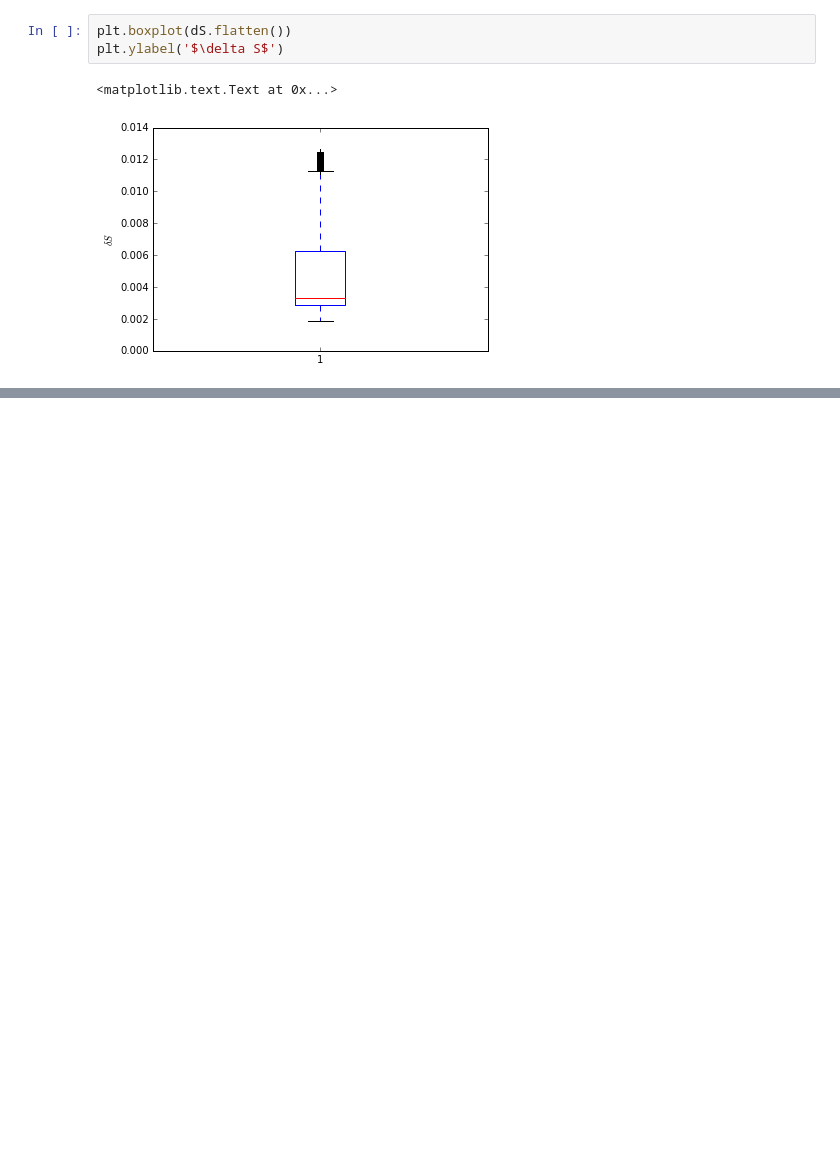
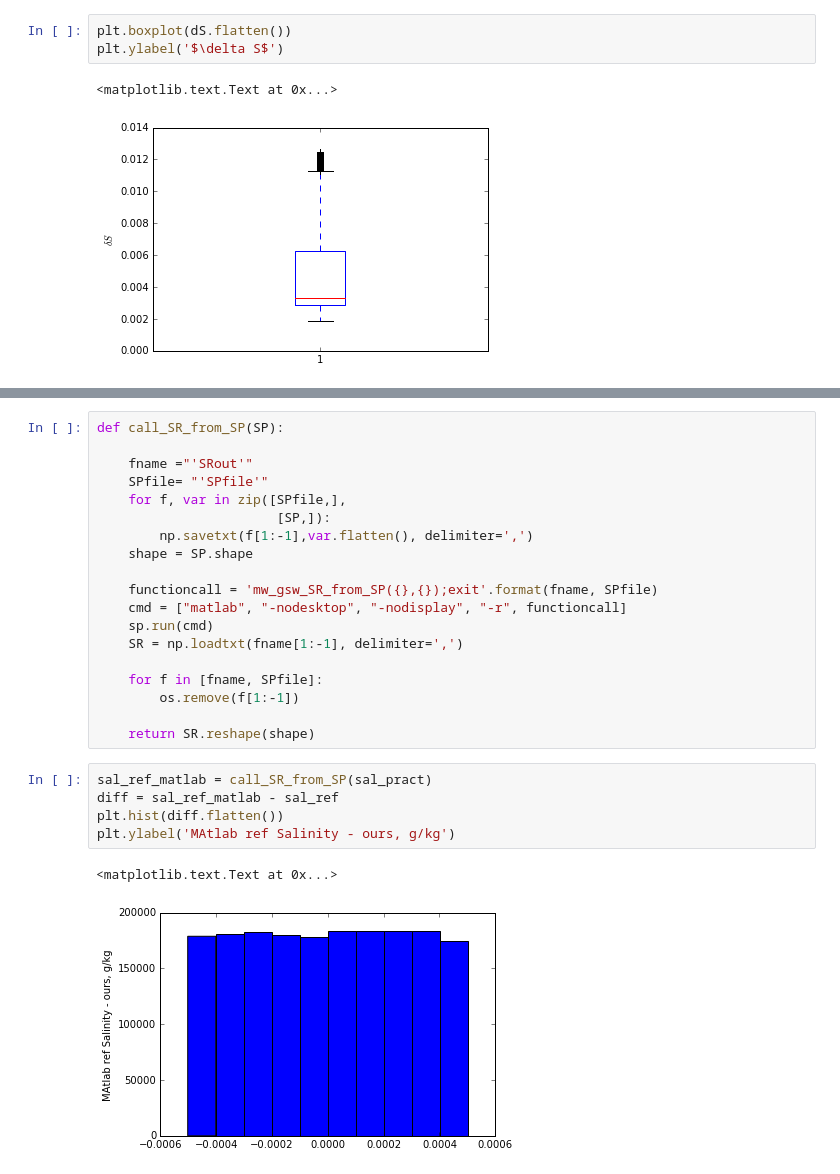
Before and after one commit to SalishSeaCast/analysis-nancy, a Jupyter notebook: notebooks/teos-10/What is Delta S on our open boundaries.ipynb, the cells around one changed output, grey strips where cells are left out. Saved outputs shown, nothing was run; the diff lists cells and outputs as text; blank space fills up the shorter version.

```diff
--- a/notebooks/teos-10/What is Delta S on our open boundaries.ipynb
+++ b/notebooks/teos-10/What is Delta S on our open boundaries.ipynb
@@ -110,0 +131,27 @@ Looks like the differences aren't super big for boundary.
+# %%
+def call_SR_from_SP(SP):
+
+    fname ="'SRout'"
+    SPfile= "'SPfile'"
+    for f, var in zip([SPfile,],
+                       [SP,]):
+        np.savetxt(f[1:-1],var.flatten(), delimiter=',')
+    shape = SP.shape
+
+    functioncall = 'mw_gsw_SR_from_SP({},{});exit'.format(fname, SPfile)
+    cmd = ["matlab", "-nodesktop", "-nodisplay", "-r", functioncall]
+    sp.run(cmd)
+    SR = np.loadtxt(fname[1:-1], delimiter=',')
+
+    for f in [fname, SPfile]:
+        os.remove(f[1:-1])
+
+    return SR.reshape(shape)
+# %%
+sal_ref_matlab = call_SR_from_SP(sal_pract)
+diff = sal_ref_matlab - sal_ref
+plt.hist(diff.flatten())
+plt.ylabel('MAtlab ref Salinity - ours, g/kg')
+# %% [output]
+<matplotlib.text.Text at 0x...>
+[figure, added]
```
Also changed, not shown: parts of 11 cells of this notebook, 1 other file.
